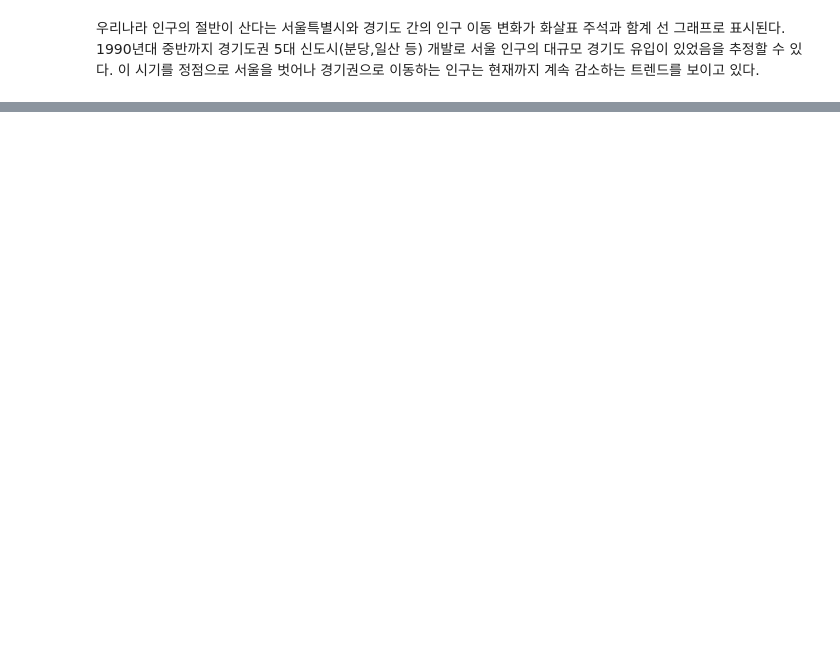
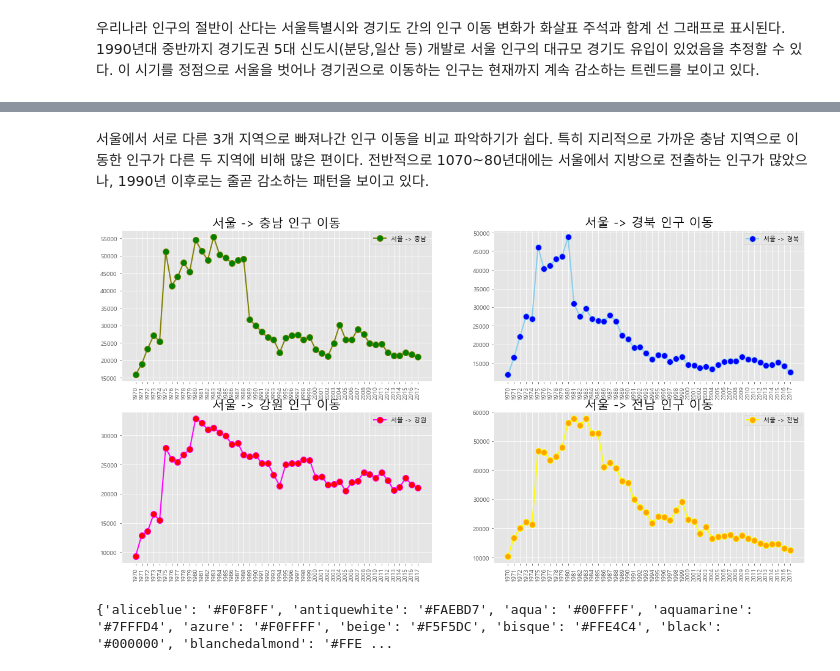
Before and after one commit to hdonghun/Python_analysis-visualization, a Jupyter notebook: 파이썬 머신러닝 판다스 데이터 분석 Part 4 - 시각화.ipynb, the cells around one changed output, grey strips where cells are left out. Cells and saved outputs as stored; diff of their text form; code cells hidden in the pictures; blank space fills up the shorter version.

```diff
--- a/파이썬 머신러닝 판다스 데이터 분석 Part 4 - 시각화.ipynb
+++ b/파이썬 머신러닝 판다스 데이터 분석 Part 4 - 시각화.ipynb
@@ -308,0 +374,52 @@ plt.show() # 변경사항 저장하고 그래프 출력
+# %% [markdown]
+서울에서 서로 다른 3개 지역으로 빠져나간 인구 이동을 비교 파악하기가 쉽다. 특히 지리적으로 가까운 충남 지역으로 이동한 인구가 다른 두 지역에 비해 많은 편이다. 전반적으로 1070~80년대에는 서울에서 지방으로 전출하는 인구가 많았으나, 1990년 이후로는 줄곧 감소하는 패턴을 보이고 있다.
+# %%
+col_years = list(map(str, range(1970,2018)))
+df_4 = df_seoul.loc[['충청남도', '경상북도', '강원도','전라남도'], col_years]
+
+# 르패 객체 생성(figure에 1개의 서브 플롯 생성)
+fig = plt.figure(figsize=(20,10))
+ax1 = fig.add_subplot(2,2,1)
+ax2 = fig.add_subplot(2,2,2)
+ax3 = fig.add_subplot(2,2,3)
+ax4 = fig.add_subplot(2,2,4)
+
+plt.style.use('ggplot')
+
+
+ax1.plot(col_years, df_4.loc['충청남도',:], marker='o', markerfacecolor='green',
+       markersize=10, color='olive', linewidth=2, label='서울 -> 충남')
+ax2.plot(col_years, df_4.loc['경상북도',:], marker='o', markerfacecolor='blue',
+       markersize=10, color='skyblue', linewidth=2, label='서울 -> 경북')
+ax3.plot(col_years, df_4.loc['강원도',:], marker='o', markerfacecolor='red',
+       markersize=10, color='magenta', linewidth=2, label='서울 -> 강원')
+ax4.plot(col_years, df_4.loc['전라남도', :], marker='o', markerfacecolor='orange',
+        markersize=10, color= 'yellow', linewidth=2, label='서울 -> 전남')
+
+#범례 표시
+ax1.legend(loc='best')
+ax2.legend(loc='best')
+ax3.legend(loc='best')
+ax4.legend(loc='best')
+
+ax1.set_title('서울 -> 충남 인구 이동', size=20)
+ax2.set_title('서울 -> 경북 인구 이동', size=20)
+ax3.set_title('서울 -> 강원 인구 이동', size=20)
+ax4.set_title('서울 -> 전남 인구 이동', size=20)
+
+#ax.set_xlabel('기간', size=12)
+#ax.set_ylabel('이동 인구수', size=12)
+
+# 축 눈금 라벨 지정 및 90도 회전
+ax1.set_xticklabels(col_years, rotation=90)
+ax2.set_xticklabels(col_years, rotation=90)
+ax3.set_xticklabels(col_years, rotation=90)
+ax4.set_xticklabels(col_years, rotation=90)
+
+# 축 눈금 라벨 크기
+#ax.tick_params(axis="x", labelsize=10)
+#ax.tick_params(axis="y", labelsize=10)
+
+plt.show()
+# %% [output]
+[figure, added]
@@ -308,0 +429,7 @@ plt.show() # 변경사항 저장하고 그래프 출력
+# %%
+colors={}
+for name, hex in matplotlib.colors.cnames.items():
+    colors[name] = hex
+print(colors)
+# %% [output]
+{'aliceblue': '#F0F8FF', 'antiquewhite': '#FAEBD7', 'aqua': '#00FFFF', 'aquamarine': '#7FFFD4', 'azure': '#F0FFFF', 'beige': '#F5F5DC', 'bisque': '#FFE4C4', 'black': '#000000', 'blanchedalmond': '#FFE ...
```
Also changed, not shown: parts of 47 cells of this notebook.
